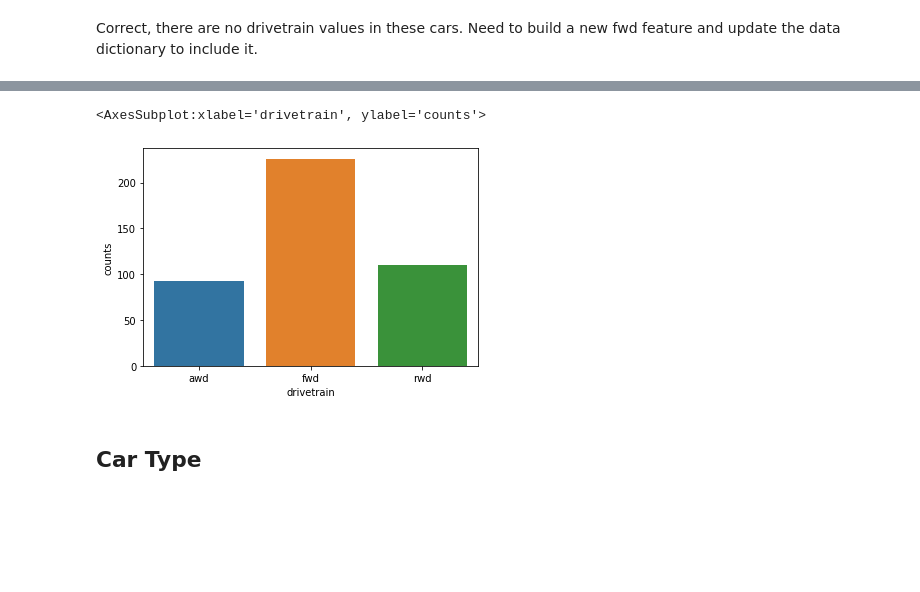
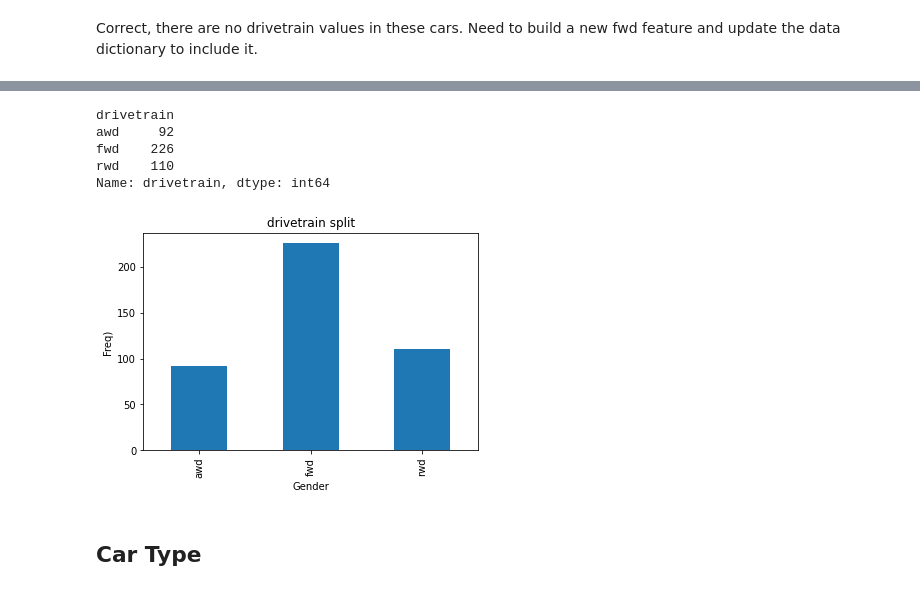
Before and after one commit to emcbride09/Lin_reg_car_data_project, a Jupyter notebook: 3-feature engineering.ipynb, the cells around one changed output, grey strips where cells are left out. Drawn from its saved outputs; the diff is of its cells as text; code cells hidden in the pictures; blank space fills up the shorter version.

```diff
--- a/3-feature engineering.ipynb
+++ b/3-feature engineering.ipynb
@@ -133,9 +102,18 @@ rows with missing values are...
-# %%
-freq = data_drivetrain.groupby(['drivetrain']).size().reset_index(name='counts')
-sns.barplot(x="drivetrain", y="counts", data=freq)
-# %% [output]
-<AxesSubplot:xlabel='drivetrain', ylabel='counts'>
-[figure, removed]
+# %%
+freq = data.groupby('drivetrain')['drivetrain'].count()
+freq.plot(kind="bar", legend=None)
+plt.xlabel("Gender")
+plt.ylabel("Freq)")
+plt.title("drivetrain split")
+
+display(freq)
+# %% [output]
+drivetrain
+awd     92
+fwd    226
+rwd    110
+Name: drivetrain, dtype: int64
+[figure, added]
 # %% [markdown]
 ## Car Type
 # %%
```
Also changed, not shown: parts of 7 cells of this notebook, 3 other files.
